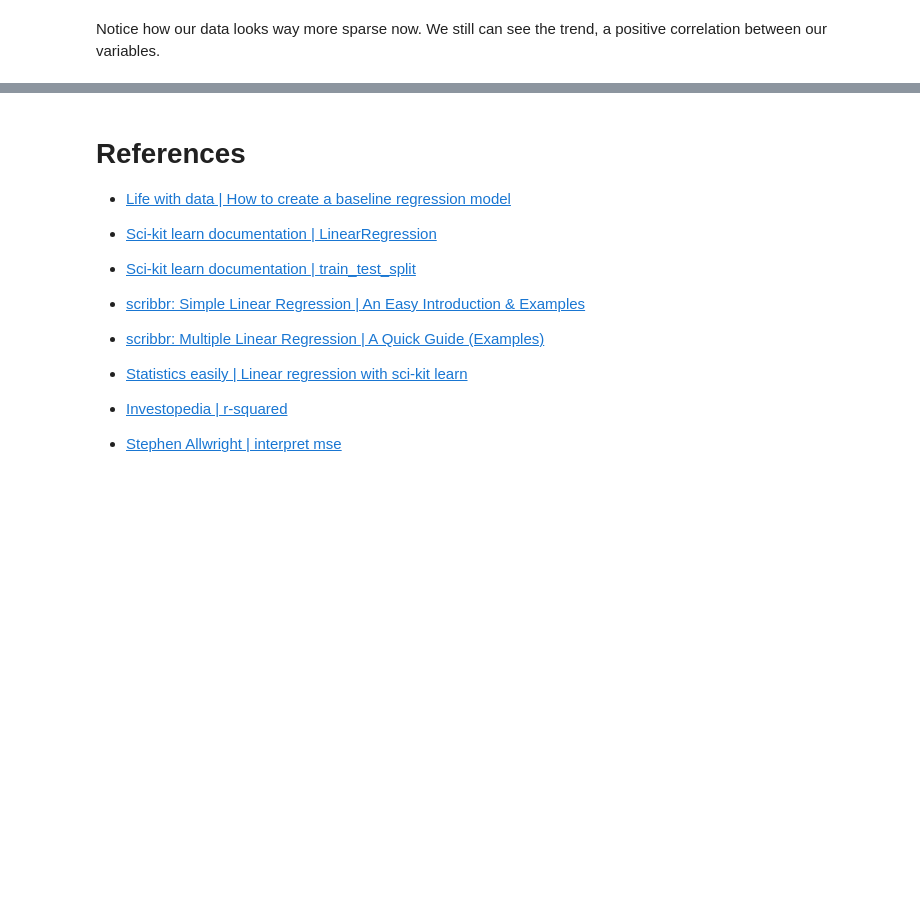
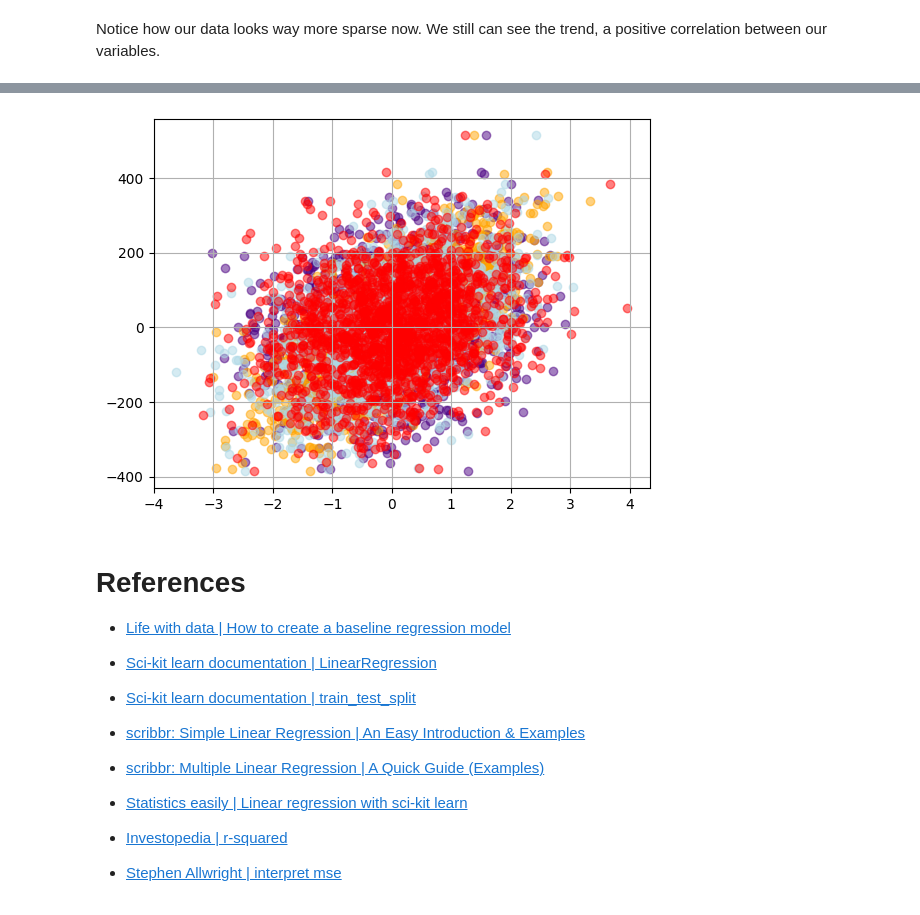
Before and after one commit to NatanDuarte/learn-linear-regression, a Jupyter notebook: linear-regression.ipynb, the cells around one changed output, grey strips where cells are left out. Drawn from its saved outputs; the diff is of its cells as text; code cells hidden in the pictures; blank space fills up the shorter version.

```diff
--- a/linear-regression.ipynb
+++ b/linear-regression.ipynb
@@ -403,0 +360,7 @@ plt.show()
+# %%
+dataset3_parameters = {
+    'n_samples': 1800,
+    'n_features': 4,
+    'noise': 56,
+    'file_path': 'datasets/synthetic_data_3.csv'
+}
@@ -403,0 +376,4 @@ plt.show()
+# %%
+df3 = pd.read_csv(dataset3_parameters['file_path'])
+
+df3.sample(5)
@@ -404,3 +387,12 @@ plt.show()
+# %%
+plt.scatter(x=df3['X0'], y=df3['y'], color='indigo', alpha=0.5)
+plt.scatter(x=df3['X1'], y=df3['y'], color='orange', alpha=0.5)
+plt.scatter(x=df3['X2'], y=df3['y'], color='lightblue', alpha=0.5)
+plt.scatter(x=df3['X3'], y=df3['y'], color='red', alpha=0.5)
+plt.grid()
+plt.show()
+# %% [output]
+[figure, added]
 # %% [markdown]
 # References
 
```
Also changed, not shown: parts of 27 cells of this notebook.
